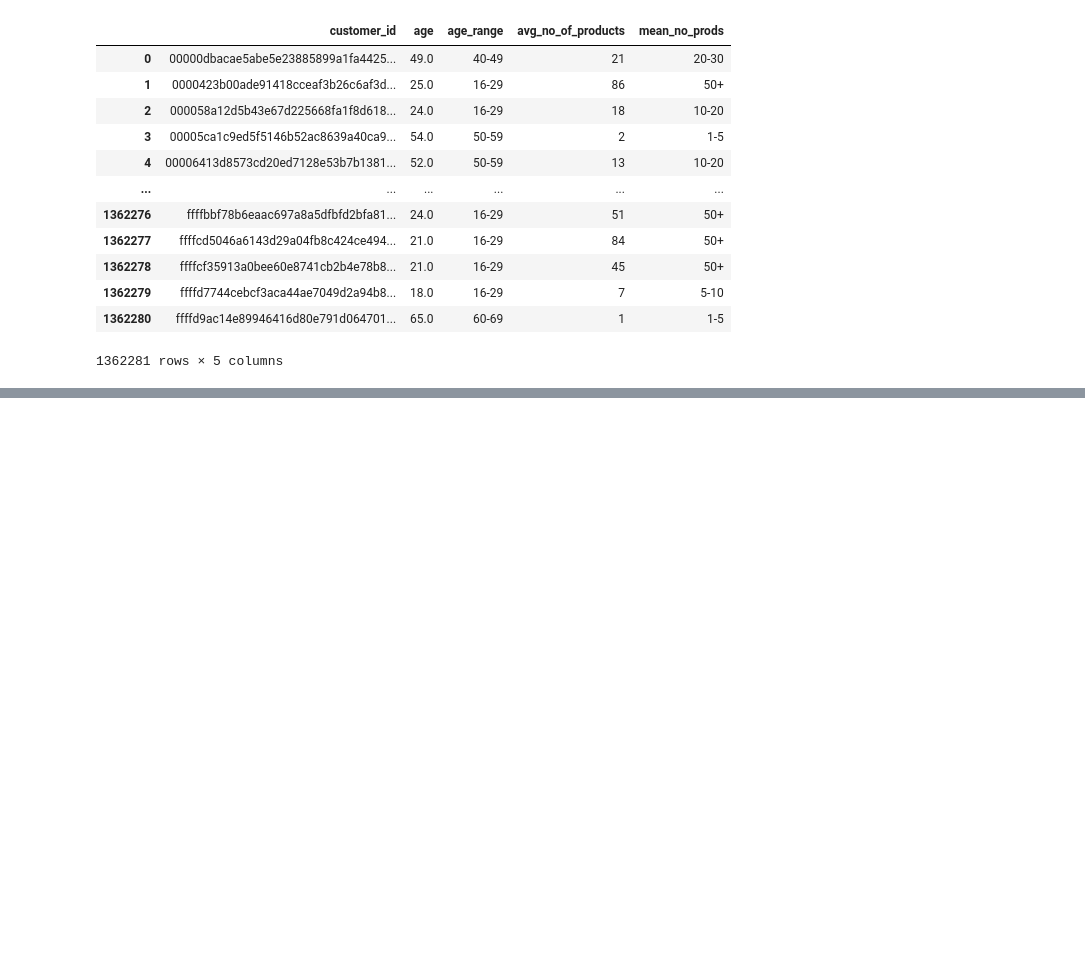
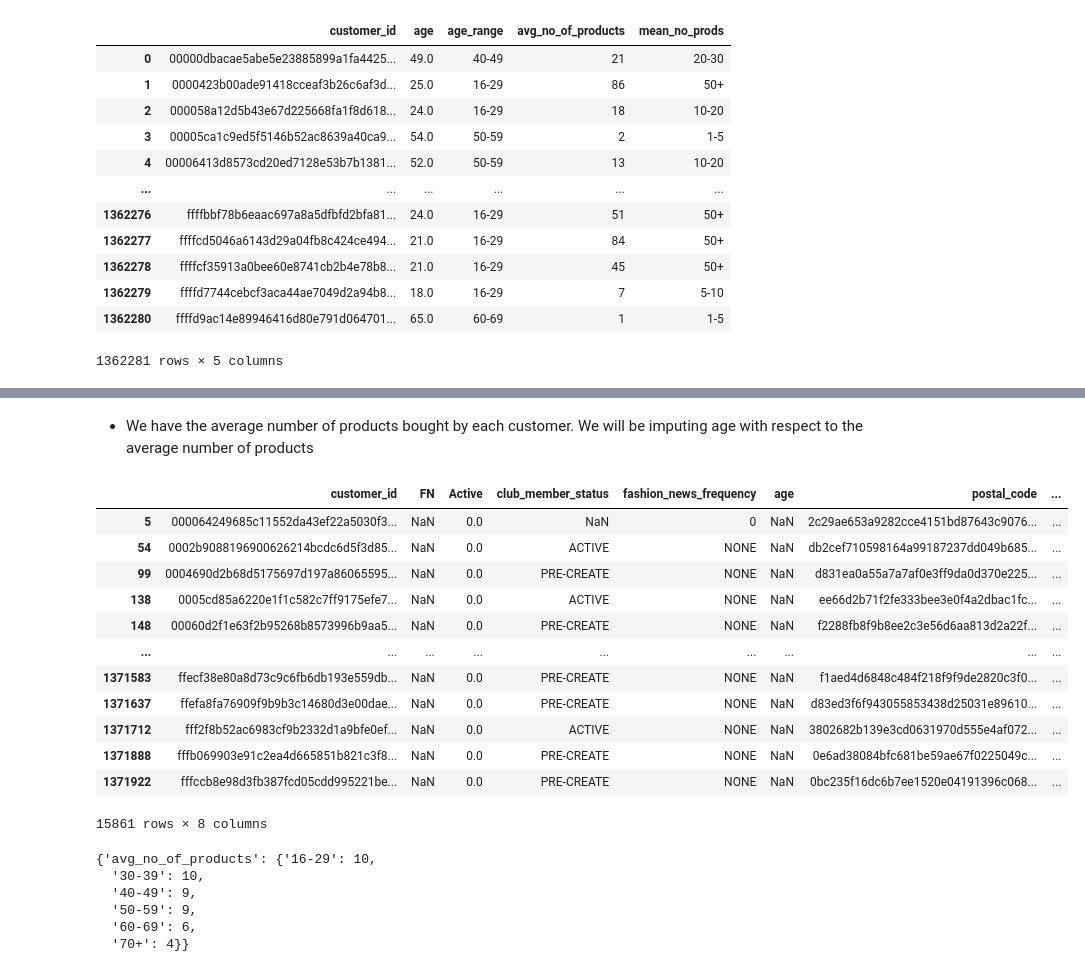
Before and after one commit to krips2398/hNm_fashion_Recommendation_system, a Jupyter notebook: final_project/notebooks/EDA.ipynb, the cells around one changed output, grey strips where cells are left out. Saved outputs shown, nothing was run; the diff lists cells and outputs as text; code cells hidden in the pictures; blank space fills up the shorter version.

```diff
--- a/final_project/notebooks/EDA.ipynb
+++ b/final_project/notebooks/EDA.ipynb
@@ -425,0 +540,2 @@ fig.show()
+# %% [markdown]
+- We have the average number of products bought by each customer. We will be imputing age with respect to the average number of products
@@ -425,0 +544,37 @@ fig.show()
+# %%
+custo_prod = number_of_prod.to_dict()
+# %%
+custo_prod = custo_prod['article_id']
+# %%
+def func(x):
+    if x in custo_prod.keys():
+        return(custo_prod[x])
+    else:
+        return(0)
+# %%
+customers_df['no_of_products'] = customers_df['customer_id'].apply(lambda x: func(x))
+# %%
+customers_df[customers_df['age'].isna()==True]
+# %% [output]
+|  | customer_id | FN | Active | club_member_status | fashion_news_frequency | age | postal_code | ... |
+| 5 | 000064249685c11552da43ef22a5030f3... | NaN | 0.0 | NaN | 0 | NaN | 2c29ae653a9282cce4151bd87643c9076... | ... |
+| 54 | 0002b9088196900626214bcdc6d5f3d85... | NaN | 0.0 | ACTIVE | NONE | NaN | db2cef710598164a99187237dd049b685... | ... |
+| 99 | 0004690d2b68d5175697d197a86065595... | NaN | 0.0 | PRE-CREATE | NONE | NaN | d831ea0a55a7a7af0e3ff9da0d370e225... | ... |
+| 138 | 0005cd85a6220e1f1c582c7ff9175efe7... | NaN | 0.0 | ACTIVE | NONE | NaN | ee66d2b71f2fe333bee3e0f4a2dbac1fc... | ... |
+| 148 | 00060d2f1e63f2b95268b8573996b9aa5... | NaN | 0.0 | PRE-CREATE | NONE | NaN | f2288fb8f9b8ee2c3e56d6aa813d2a22f... | ... |
+| ... | ... | ... | ... | ... | ... | ... | ... | ... |
+| 1371583 | ffecf38e80a8d73c9c6fb6db193e559db... | NaN | 0.0 | PRE-CREATE | NONE | NaN | f1aed4d6848c484f218f9f9de2820c3f0... | ... |
+| 1371637 | ffefa8fa76909f9b9b3c14680d3e00dae... | NaN | 0.0 | PRE-CREATE | NONE | NaN | d83ed3f6f943055853438d25031e89610... | ... |
+| 1371712 | fff2f8b52ac6983cf9b2332d1a9bfe0ef... | NaN | 0.0 | ACTIVE | NONE | NaN | 3802682b139e3cd0631970d555e4af072... | ... |
+| 1371888 | fffb069903e91c2ea4d665851b821c3f8... | NaN | 0.0 | PRE-CREATE | NONE | NaN | 0e6ad38084bfc681be59ae67f0225049c... | ... |
+| 1371922 | fffccb8e98d3fb387fcd05cdd995221be... | NaN | 0.0 | PRE-CREATE | NONE | NaN | 0bc235f16dc6b7ee1520e04191396c068... | ... |
+15861 rows × 8 columns
+# %%
+age_prod_merge.groupby(by="age_range").agg({"avg_no_of_products":"median"}).to_dict()
+# %% [output]
+{'avg_no_of_products': {'16-29': 10,
+  '30-39': 10,
+  '40-49': 9,
+  '50-59': 9,
+  '60-69': 6,
+  '70+': 4}}
```
Also changed, not shown: parts of 28 cells of this notebook.
